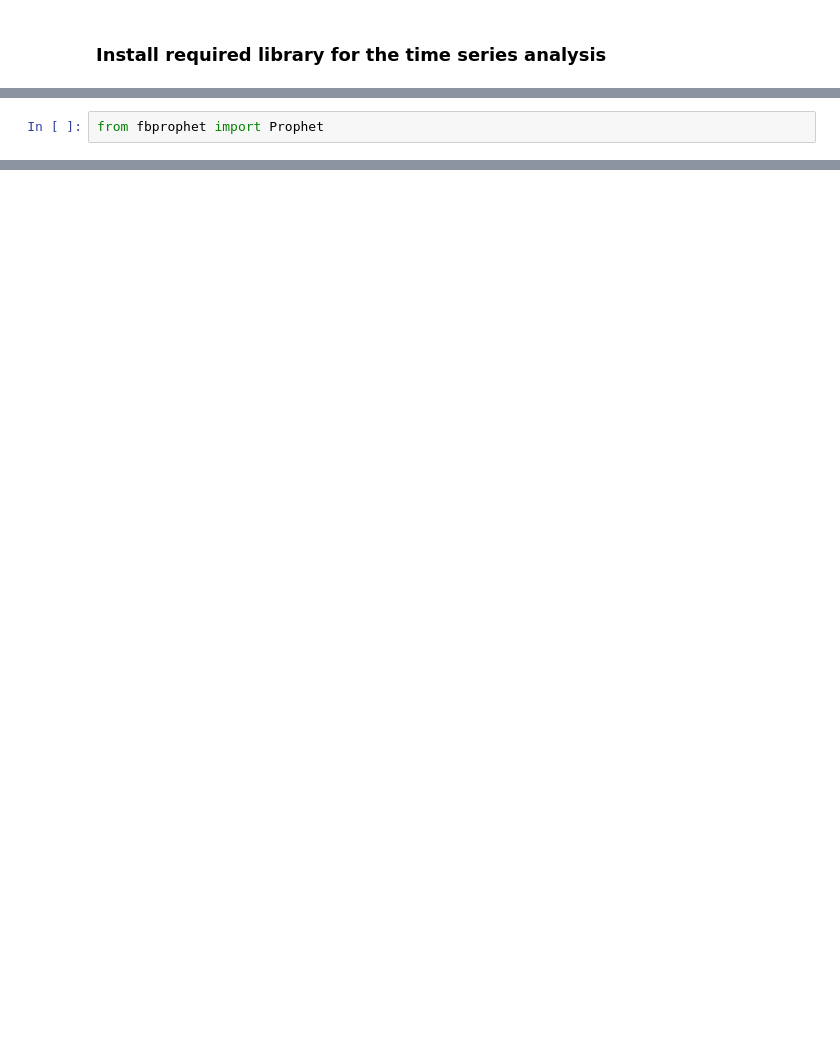
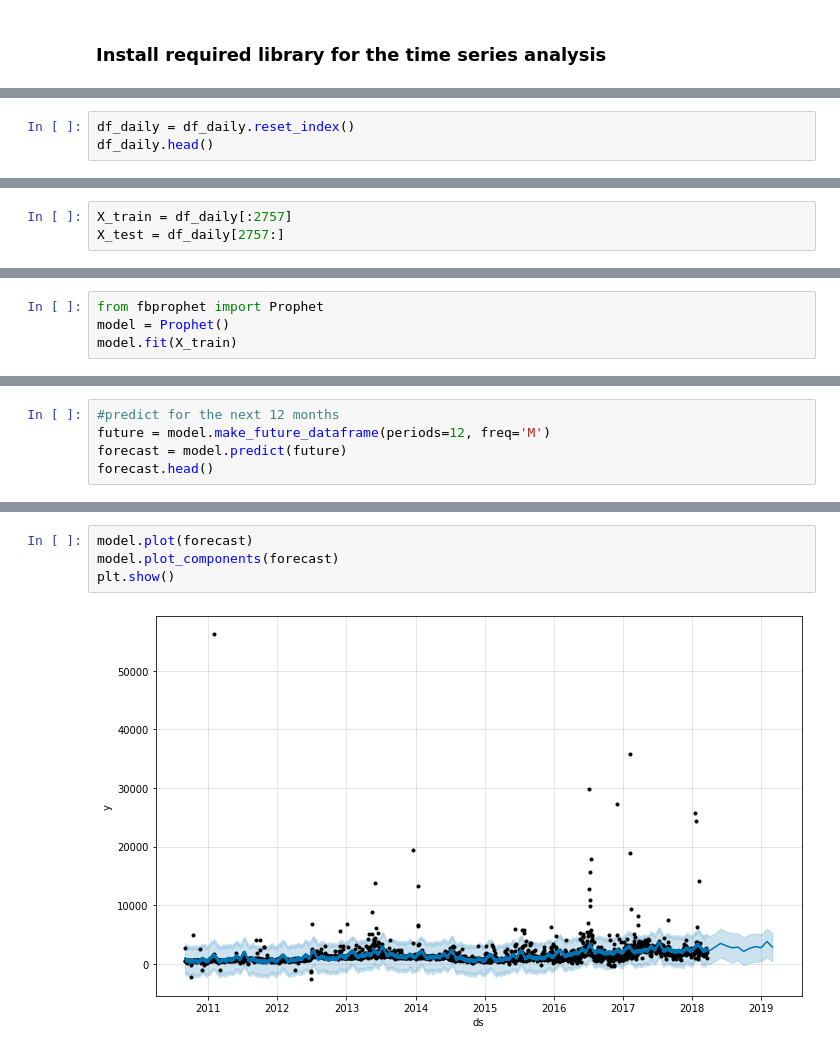
Before and after one commit to muhammedbalogun/Hamoye_internship_assignments, a Jupyter notebook: 005_tag_along_code_stageE.ipynb, the cells around one changed output, grey strips where cells are left out. Drawn from its saved outputs; the diff is of its cells as text; blank space fills up the shorter version.

```diff
--- a/005_tag_along_code_stageE.ipynb
+++ b/005_tag_along_code_stageE.ipynb
@@ -196,0 +210,3 @@ Requirement already satisfied: six>=1.5 in /usr/local/lib/python3.7/dist-package
+# %%
+df_daily = df_daily.reset_index()
+df_daily.head()
@@ -196,0 +220,3 @@ Requirement already satisfied: six>=1.5 in /usr/local/lib/python3.7/dist-package
+# %%
+X_train = df_daily[:2757]
+X_test = df_daily[2757:]
@@ -197,2 +231,4 @@ Requirement already satisfied: six>=1.5 in /usr/local/lib/python3.7/dist-package
 # %%
 from fbprophet import Prophet
+model = Prophet()
+model.fit(X_train)
@@ -198,0 +238,5 @@ from fbprophet import Prophet
+# %%
+#predict for the next 12 months
+future = model.make_future_dataframe(periods=12, freq='M')
+forecast = model.predict(future)
+forecast.head()
@@ -198,0 +266,6 @@ from fbprophet import Prophet
+# %%
+model.plot(forecast)
+model.plot_components(forecast)
+plt.show()
+# %% [output]
+[figure, added]
```
Also changed, not shown: parts of 35 cells of this notebook.
